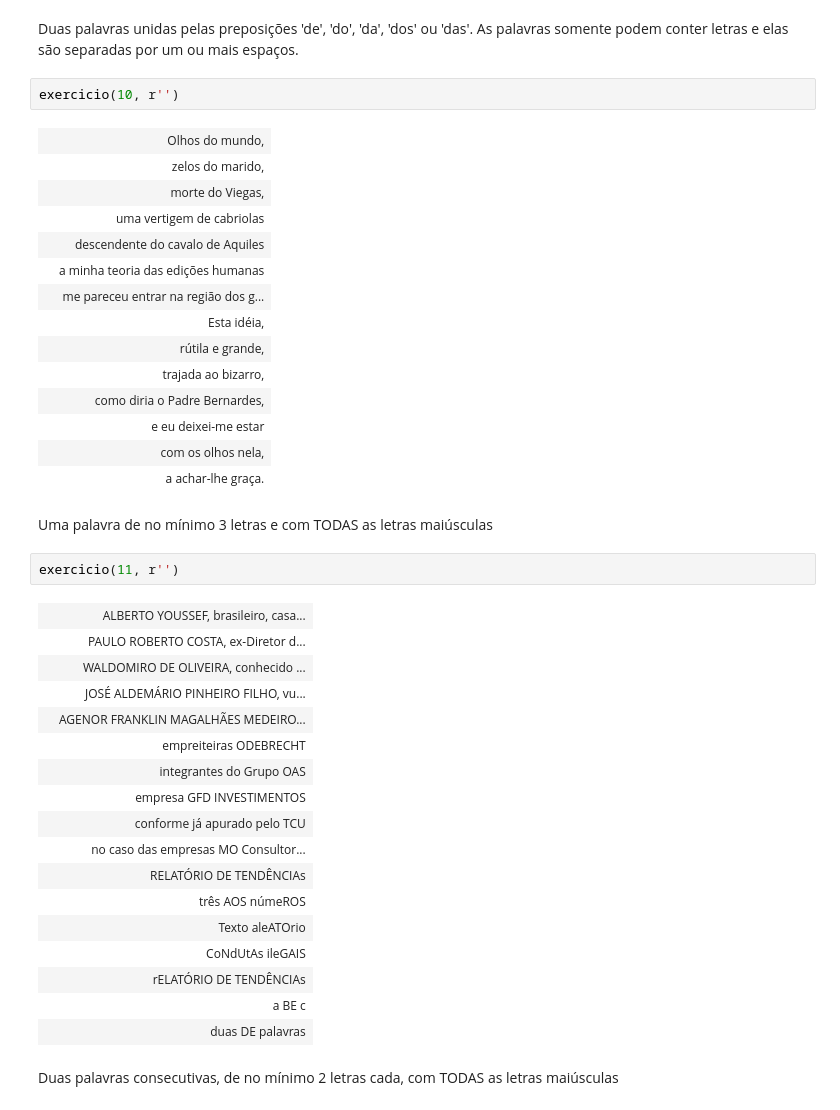
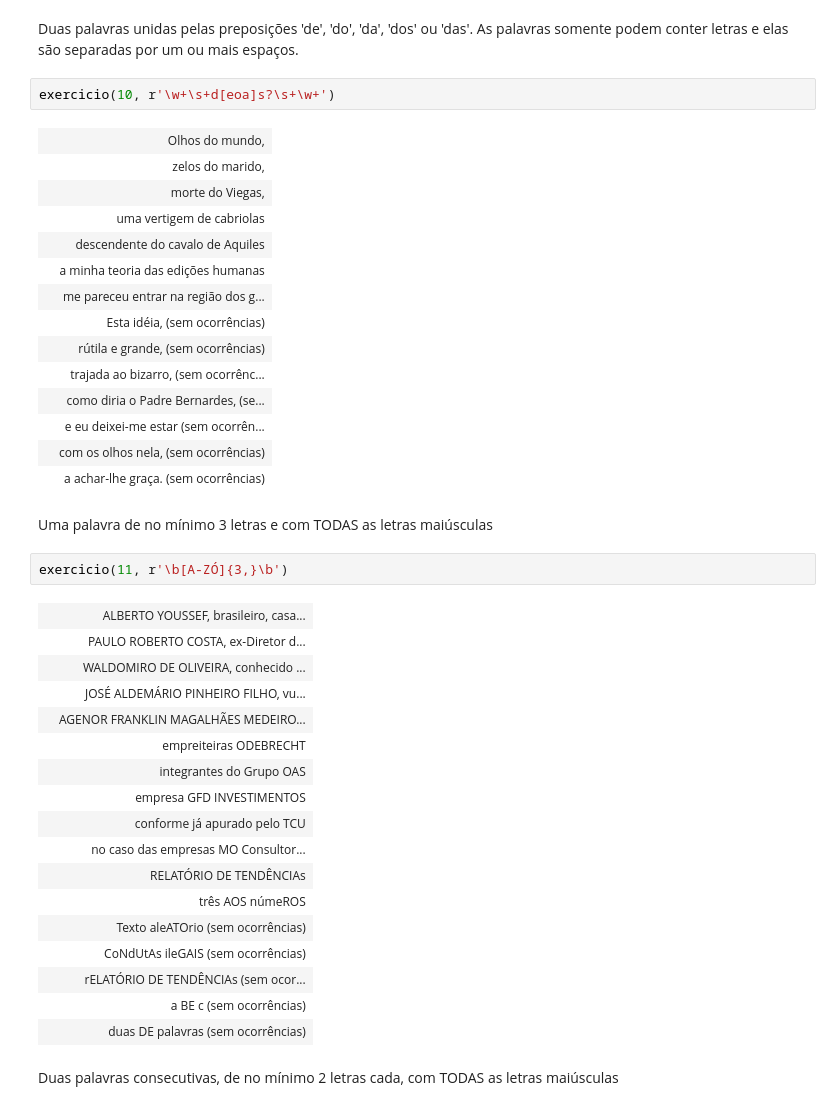
Before and after one commit to k3lvin-os/qads_execicio_obter_e_preparar_dados, a Jupyter notebook: QADS_Obtendo_e_Preparando_de_Dados_exercícios.ipynb, the cells around one changed output. Saved outputs shown, nothing was run; the diff lists cells and outputs as text.

```diff
--- a/QADS_Obtendo_e_Preparando_de_Dados_exercícios.ipynb
+++ b/QADS_Obtendo_e_Preparando_de_Dados_exercícios.ipynb
@@ -198,26 +198,26 @@ exercicio(9, r'')
 # %% [markdown]
 Duas palavras unidas pelas preposições 'de', 'do', 'da', 'dos' ou 'das'. As palavras somente podem conter letras e elas são separadas por um ou mais espaços.
 # %%
-exercicio(10, r'')
+exercicio(10, r'\w+\s+d[eoa]s?\s+\w+')
 # %% [output]
 |  | Olhos do mundo, |
 |  | zelos do marido, |
 |  | morte do Viegas, |
 |  | uma vertigem de cabriolas |
 |  | descendente do cavalo de Aquiles |
 |  | a minha teoria das edições humanas |
 |  | me pareceu entrar na região dos g... |
-|  | Esta idéia, |
-|  | rútila e grande, |
-|  | trajada ao bizarro, |
-|  | como diria o Padre Bernardes, |
-|  | e eu deixei-me estar |
-|  | com os olhos nela, |
-|  | a achar-lhe graça. |
+|  | Esta idéia, (sem ocorrências) |
+|  | rútila e grande, (sem ocorrências) |
+|  | trajada ao bizarro, (sem ocorrênc... |
+|  | como diria o Padre Bernardes, (se... |
+|  | e eu deixei-me estar (sem ocorrên... |
+|  | com os olhos nela, (sem ocorrências) |
+|  | a achar-lhe graça. (sem ocorrências) |
 # %% [markdown]
 Uma palavra de no mínimo 3 letras e com TODAS as letras maiúsculas
 # %%
-exercicio(11, r'')
+exercicio(11, r'\b[A-ZÓ]{3,}\b')
 # %% [output]
 |  | ALBERTO YOUSSEF, brasileiro, casa... |
 |  | PAULO ROBERTO COSTA, ex-Diretor d... |
@@ -231,11 +231,11 @@ exercicio(11, r'')
 |  | no caso das empresas MO Consultor... |
 |  | RELATÓRIO DE TENDÊNCIAs |
 |  | três AOS númeROS |
-|  | Texto aleATOrio |
-|  | CoNdUtAs ileGAIS |
-|  | rELATÓRIO DE TENDÊNCIAs |
-|  | a BE c |
-|  | duas DE palavras |
+|  | Texto aleATOrio (sem ocorrências) |
+|  | CoNdUtAs ileGAIS (sem ocorrências) |
+|  | rELATÓRIO DE TENDÊNCIAs (sem ocor... |
+|  | a BE c (sem ocorrências) |
+|  | duas DE palavras (sem ocorrências) |
 # %% [markdown]
 Duas palavras consecutivas, de no mínimo 2 letras cada, com TODAS as letras maiúsculas
 # %%
```
Also changed, not shown: parts of 9 cells of this notebook.
